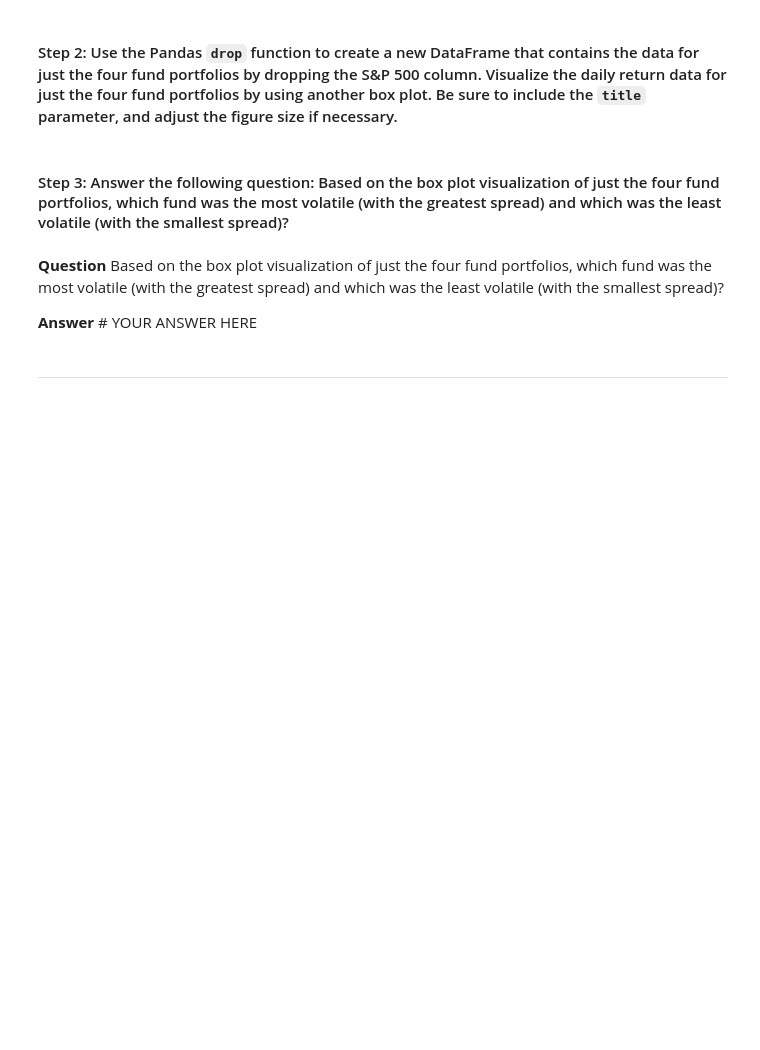
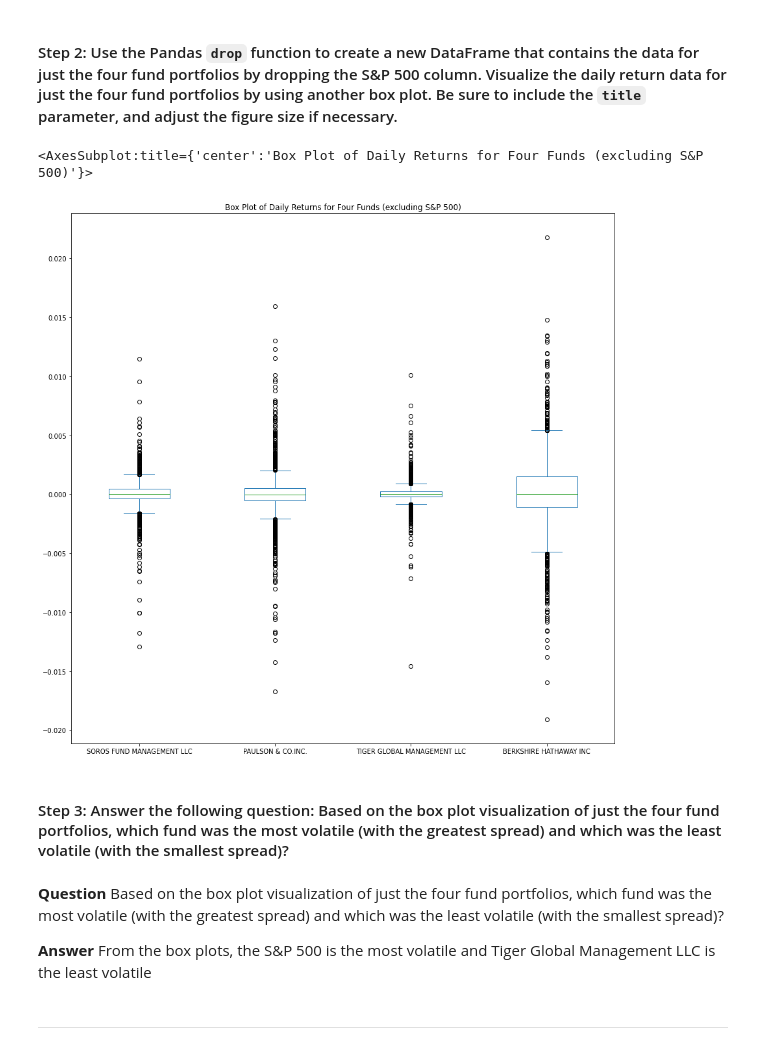
Before and after one commit to tosulai2/Investment-Portfolio-Risk-Return-Analysis, a Jupyter notebook: risk_return_analysis.ipynb, the cells around one changed output. Saved outputs shown, nothing was run; the diff lists cells and outputs as text; code cells hidden in the pictures; blank space fills up the shorter version.

```diff
--- a/risk_return_analysis.ipynb
+++ b/risk_return_analysis.ipynb
@@ -222,14 +226,19 @@ Analyze the volatility of each of the four fund portfolios and of the S&P 500 In
 # %%
 # Create a new DataFrame containing only the 4 fund portfolios by dropping the S&P 500 column from the DataFrame
 # Create box plots to reflect the return data for only the 4 fund portfolios
 # Include a title parameter and adjust the figure size
 # YOUR CODE HERE
+four_funds_daily_returns = daily_returns.drop(columns="S&P 500")
+four_funds_daily_returns.plot.box(figsize=(15,15), title="Box Plot of Daily Returns for Four Funds (excluding S&P 500)")
+# %% [output]
+<AxesSubplot:title={'center':'Box Plot of Daily Returns for Four Funds (excluding S&P 500)'}>
+[figure, added]
 # %% [markdown]
 #### Step 3: Answer the following question: Based on the box plot visualization of just the four fund portfolios, which fund was the most volatile (with the greatest spread) and which was the least volatile (with the smallest spread)?
 # %% [markdown]
 **Question** Based on the box plot visualization of just the four fund portfolios, which fund was the most volatile (with the greatest spread) and which was the least volatile (with the smallest spread)?
 
-**Answer** # YOUR ANSWER HERE
+**Answer** From the box plots, the S&P 500 is the most volatile and Tiger Global Management LLC is the least volatile
 # %% [markdown]
 ---
 # %% [markdown]
```
Also changed, not shown: parts of 2 cells of this notebook.
